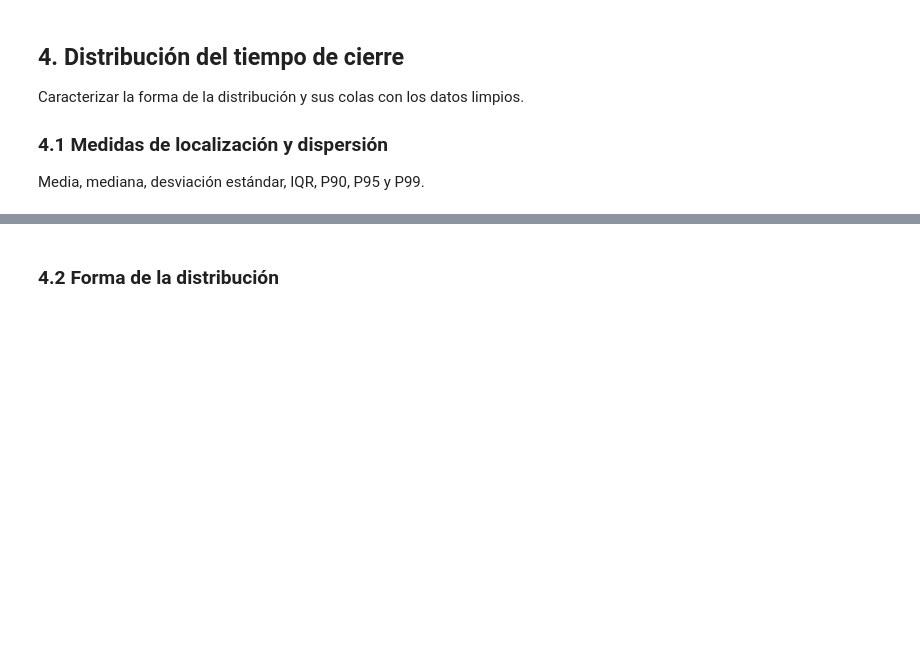
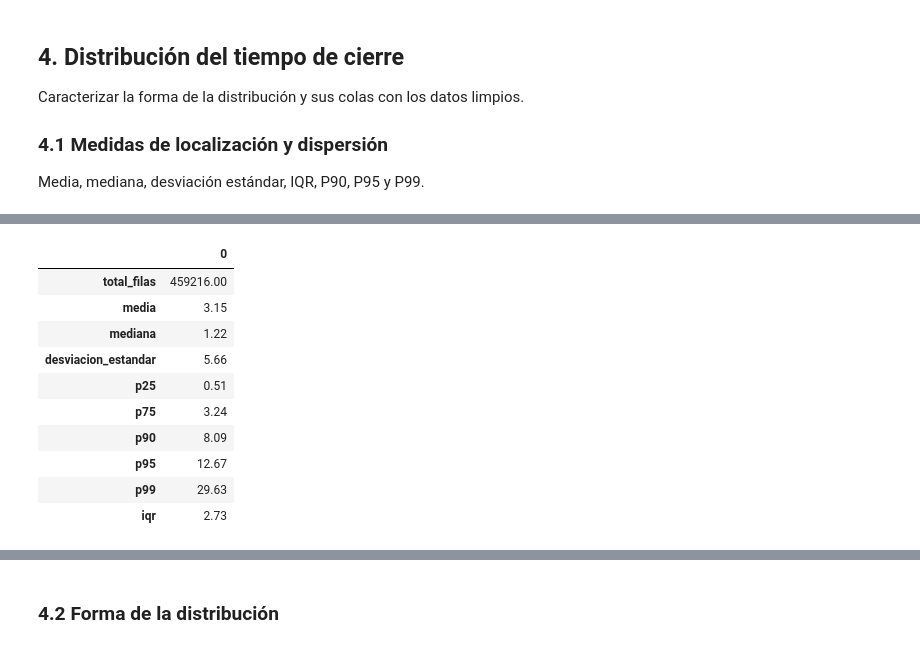
Before and after one commit to juniorejm/nyc311-operational-analytics, a Jupyter notebook: notebooks/1.0-jej-eda-tiempos-cierre.ipynb, the cells around one changed output, grey strips where cells are left out. Cells and saved outputs as stored; diff of their text form; code cells hidden in the pictures; blank space fills up the shorter version.

```diff
--- a/notebooks/1.0-jej-eda-tiempos-cierre.ipynb
+++ b/notebooks/1.0-jej-eda-tiempos-cierre.ipynb
@@ -850,0 +884,29 @@ Media, mediana, desviación estándar, IQR, P90, P95 y P99.
+# %%
+medidas_original = conn.sql("""
+    SELECT
+         COUNT(*) AS total_filas,
+         AVG(resolution_time_hours) AS media,
+         MEDIAN(resolution_time_hours) AS mediana,
+         STDDEV(resolution_time_hours) AS desviacion_estandar,
+         QUANTILE_CONT(resolution_time_hours, 0.25) AS p25,
+         QUANTILE_CONT(resolution_time_hours, 0.75) AS p75,
+         QUANTILE_CONT(resolution_time_hours, 0.90) AS p90,
+         QUANTILE_CONT(resolution_time_hours, 0.95) AS p95,
+         QUANTILE_CONT(resolution_time_hours, 0.99) AS p99
+    FROM df
+""").df()
+
+medidas_original["iqr"] = medidas_original["p75"] - medidas_original["p25"]
+medidas_original.round(2).T
+# %% [output]
+|  | 0 |
+| total_filas | 459216.00 |
+| media | 3.15 |
+| mediana | 1.22 |
+| desviacion_estandar | 5.66 |
+| p25 | 0.51 |
+| p75 | 3.24 |
+| p90 | 8.09 |
+| p95 | 12.67 |
+| p99 | 29.63 |
+| iqr | 2.73 |
```
Also changed, not shown: parts of 7 cells of this notebook, 6 other files.
